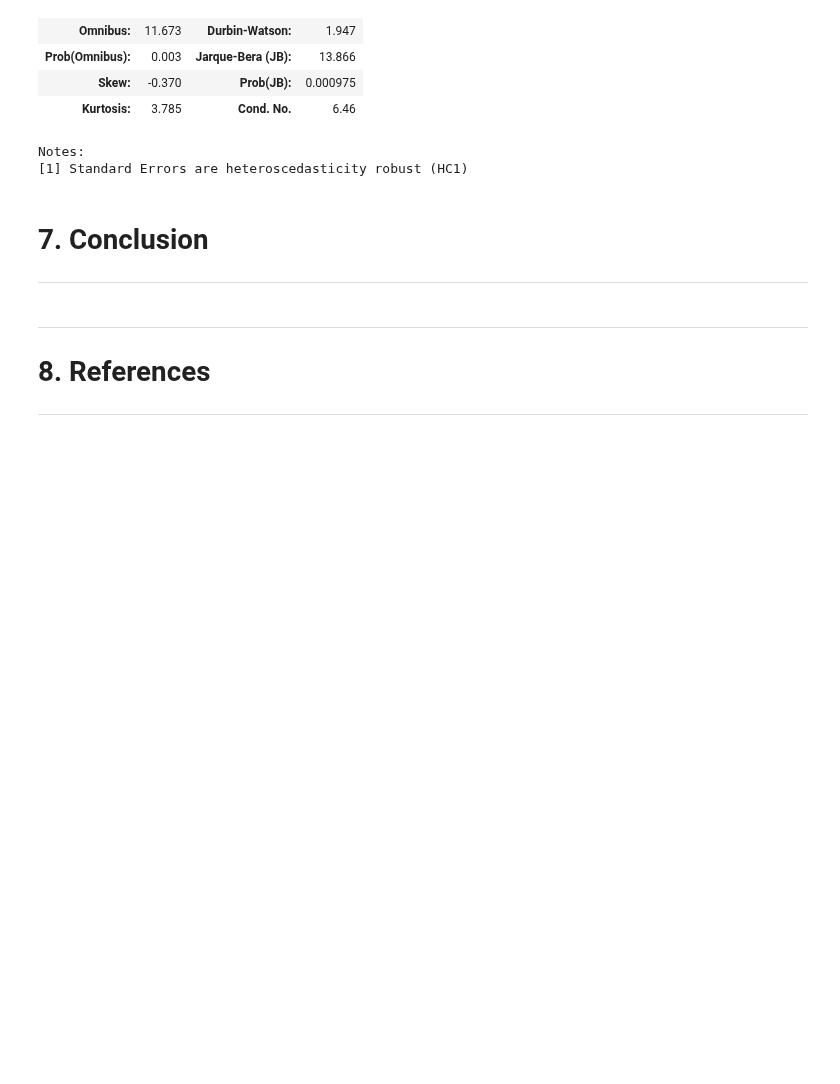
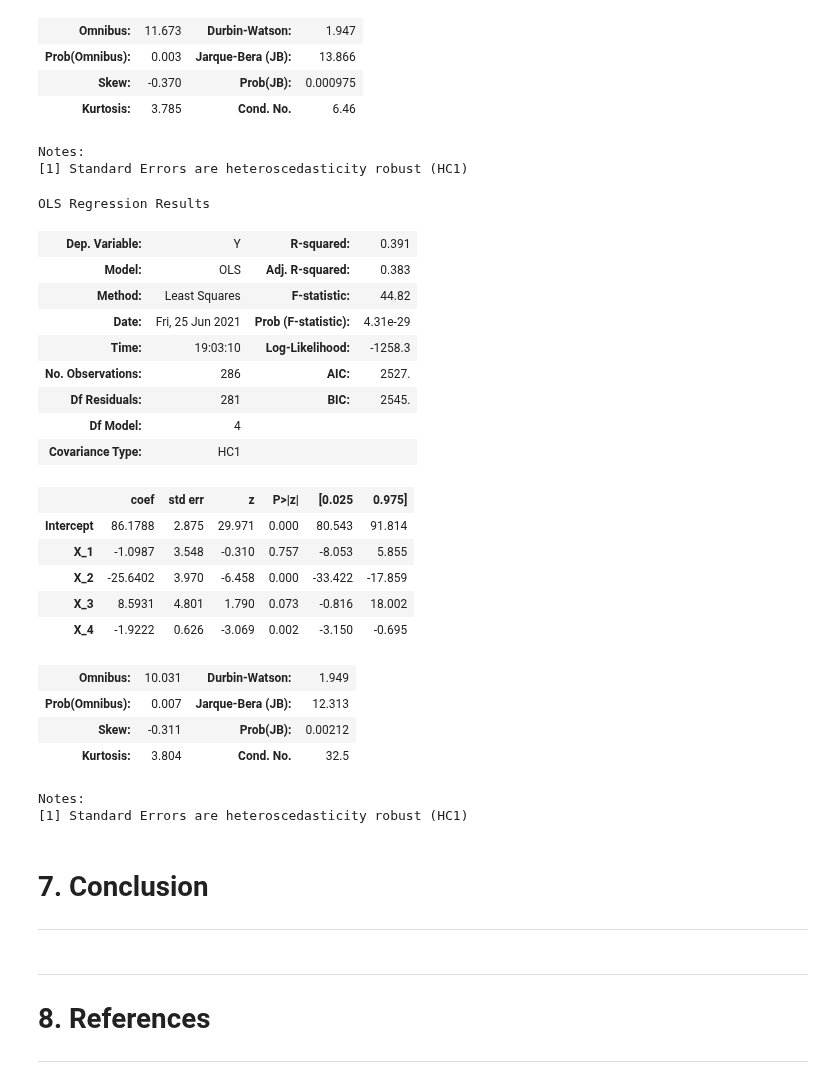
Before and after one commit to aysuavci/ose-data-science-course-project-aysuavci, a Jupyter notebook: project_notebook.ipynb, the cells around one changed output. Saved outputs shown, nothing was run; the diff lists cells and outputs as text; code cells hidden in the pictures; blank space fills up the shorter version.

Commit message:
reg 6,r
confidence

```diff
--- a/project_notebook.ipynb
+++ b/project_notebook.ipynb
@@ -366,6 +366,35 @@ OLS Regression Results
 | Kurtosis: | 3.785 | Cond. No. | 6.46 |
 Notes:
 [1] Standard Errors are heteroscedasticity robust (HC1)
+# %%
+#Reg 6 for confidence
+df_c6 = pd.DataFrame({"Y": df['posterior_median'], "X_1": df['dummytreat_direct1month'], "X_2": df["dummynews_goodbad"], "X_3": df["interact_direct1month"], "X_4":df["rank"]})
+model_ols = smf.ols(formula="Y ~ X_1 + X_2 + X_3 + X_4", data=df_c6)
+rslt = model_ols.fit(cov_type='HC1')
+rslt.summary()
+# %% [output]
+OLS Regression Results
+| Dep. Variable: | Y | R-squared: | 0.391 |
+| Model: | OLS | Adj. R-squared: | 0.383 |
+| Method: | Least Squares | F-statistic: | 44.82 |
+| Date: | Fri, 25 Jun 2021 | Prob (F-statistic): | 4.31e-29 |
+| Time: | 19:03:10 | Log-Likelihood: | -1258.3 |
+| No. Observations: | 286 | AIC: | 2527. |
+| Df Residuals: | 281 | BIC: | 2545. |
+| Df Model: | 4 |  |  |
+| Covariance Type: | HC1 |  |  |
+|  | coef | std err | z | P>|z| | [0.025 | 0.975] |
+| Intercept | 86.1788 | 2.875 | 29.971 | 0.000 | 80.543 | 91.814 |
+| X_1 | -1.0987 | 3.548 | -0.310 | 0.757 | -8.053 | 5.855 |
+| X_2 | -25.6402 | 3.970 | -6.458 | 0.000 | -33.422 | -17.859 |
+| X_3 | 8.5931 | 4.801 | 1.790 | 0.073 | -0.816 | 18.002 |
+| X_4 | -1.9222 | 0.626 | -3.069 | 0.002 | -3.150 | -0.695 |
+| Omnibus: | 10.031 | Durbin-Watson: | 1.949 |
+| Prob(Omnibus): | 0.007 | Jarque-Bera (JB): | 12.313 |
+| Skew: | -0.311 | Prob(JB): | 0.00212 |
+| Kurtosis: | 3.804 | Cond. No. | 32.5 |
+Notes:
+[1] Standard Errors are heteroscedasticity robust (HC1)
 # %% [markdown]
 # 7. Conclusion
 ---
```
